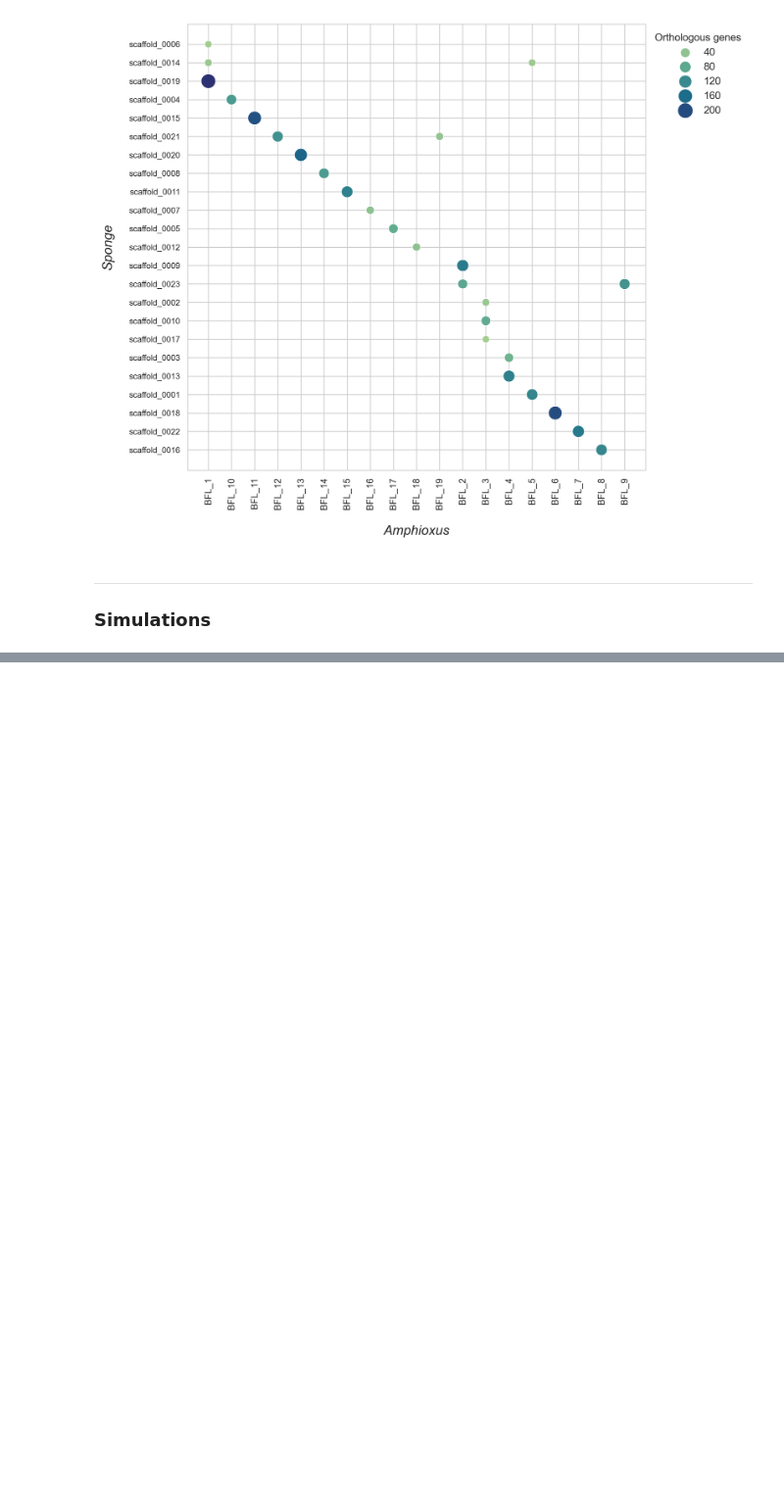
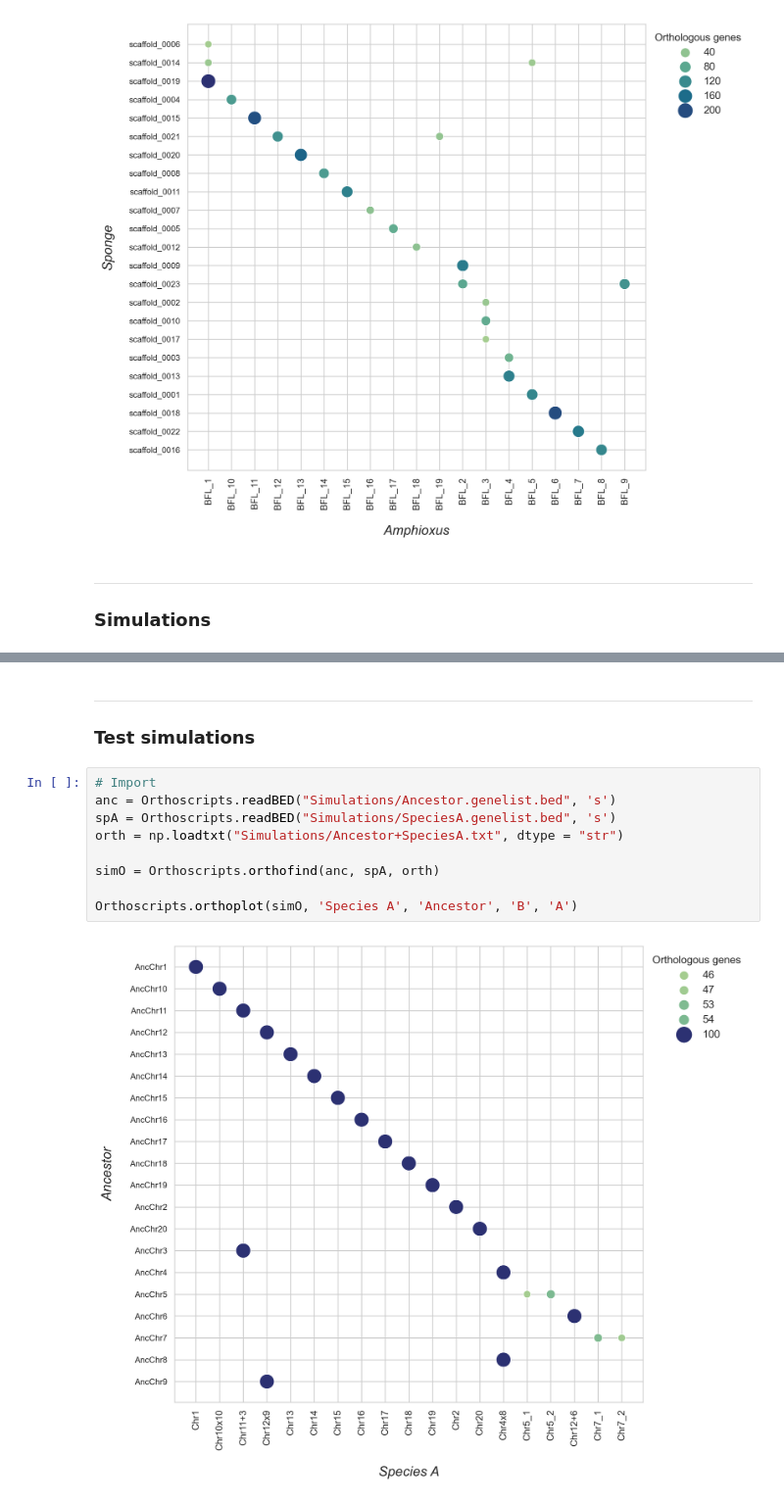
Before and after one commit to rajavat/orthology, a Jupyter notebook: Orthology.ipynb, the cells around one changed output, grey strips where cells are left out. Shown at 98% size. Saved outputs shown, nothing was run; the diff lists cells and outputs as text; blank space fills up the shorter version.

```diff
--- a/Orthology.ipynb
+++ b/Orthology.ipynb
@@ -191,0 +435,15 @@ def synteny_loss(ancestor):
+# %% [markdown]
+------------------------------
+
+### Test simulations
+# %%
+# Import
+anc = Orthoscripts.readBED("Simulations/Ancestor.genelist.bed", 's')
+spA = Orthoscripts.readBED("Simulations/SpeciesA.genelist.bed", 's')
+orth = np.loadtxt("Simulations/Ancestor+SpeciesA.txt", dtype = "str")
+
+simO = Orthoscripts.orthofind(anc, spA, orth)
+
+Orthoscripts.orthoplot(simO, 'Species A', 'Ancestor', 'B', 'A')
+# %% [output]
+[figure, added]
```
Also changed, not shown: parts of 15 cells of this notebook, 7 other files.
